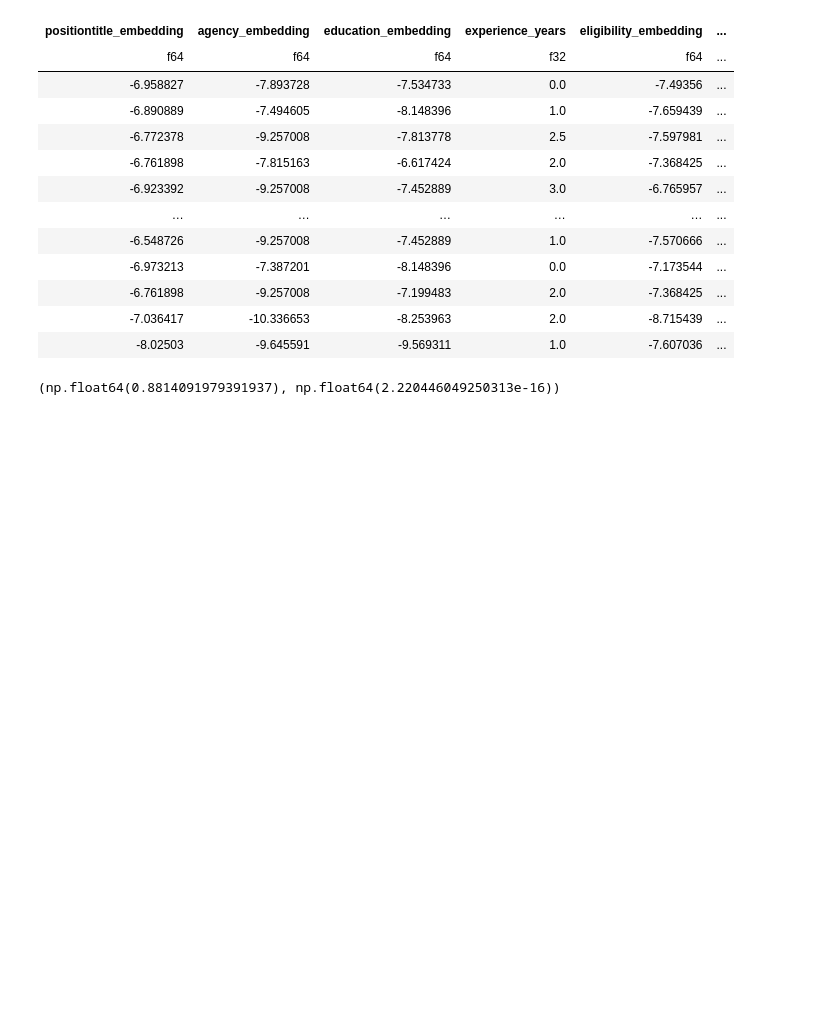
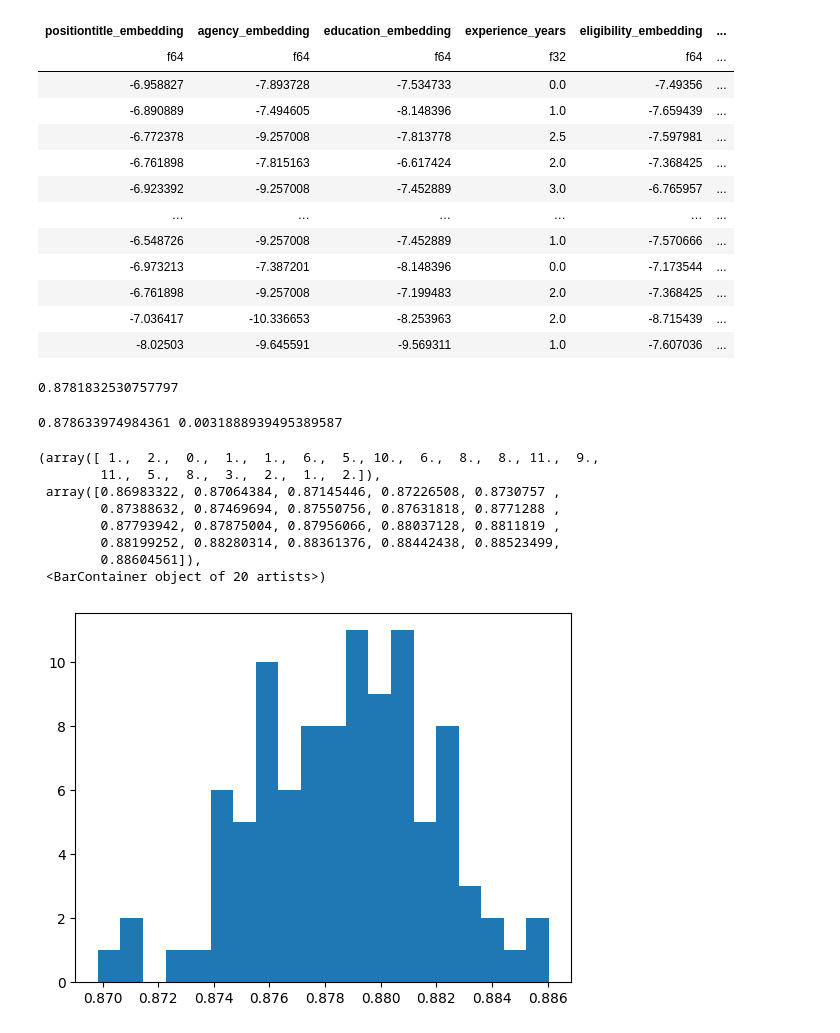
Before and after one commit to iragca/ml-final-project, a Jupyter notebook: notebooks/3.2-iragca-trying-out-finetuning.ipynb, the cells around one changed output. Cells and saved outputs as stored; diff of their text form; code cells hidden in the pictures; blank space fills up the shorter version.

```diff
--- a/notebooks/3.2-iragca-trying-out-finetuning.ipynb
+++ b/notebooks/3.2-iragca-trying-out-finetuning.ipynb
@@ -167,19 +167,19 @@ shape: (109_525, 22)
 | 4286569 | "DEPARTMENT OF INFORMATION AND … | "NCR" | "Regional Office V - Technical … | "2025-01-15" | "2025-01-25" | "Information Technology Officer… | "19" | ... |
 | 4340306 | "MGO LA TRINIDAD (CAPITAL), BEN… | "CAR" | "Municipal Accounting Office" | "2025-02-17" | "2025-03-04" | "Administrative Assistant II (B… | "8" | ... |
 # %%
-step1 = test_data.filter(pl.col("MonthlySalary") > 100)
+# step1 = test_data.filter(pl.col("MonthlySalary") > 100)
 
-q1 = step1["MonthlySalary"].quantile(0.25)
-q3 = step1["MonthlySalary"].quantile(0.75)
-iqr = q3 - q1
+# q1 = step1["MonthlySalary"].quantile(0.25)
+# q3 = step1["MonthlySalary"].quantile(0.75)
+# iqr = q3 - q1
 
-step2 = step1.filter(
-        (pl.col("MonthlySalary") >= q1 - 1.5 * iqr)
-        & (pl.col("MonthlySalary") <= q3 + 1.5 * iqr)
-    )
+# step2 = step1.filter(
+#         (pl.col("MonthlySalary") >= q1 - 1.5 * iqr)
+#         & (pl.col("MonthlySalary") <= q3 + 1.5 * iqr)
+#     )
 
-processed_df_2 = step2
-
+# processed_df_2 = step2
+processed_df_2 = pl.read_parquet(PROCESSED_DATA_DIR / "CivilServiceCommission" / "civilservicecommission-embedded-training-data-(finetuned-position).parquet")
 train_data = processed_df_2.select(
     [
         pl.col("positiontitle_embedding"),
@@ -210,12 +210,15 @@ shape: (98_368, 6)
 # %%
 processed_df_2.write_parquet(PROCESSED_DATA_DIR / "CivilServiceCommission" / "civilservicecommission-embedded-training-data-(finetuned-position).parquet")
 # %%
+from sklearn.model_selection import train_test_split
+from sklearn.neighbors import KNeighborsRegressor
+
 X = train_data.drop("MonthlySalary").to_numpy()
 y = train_data.select("MonthlySalary").to_numpy()
 
 X_train, X_test, y_train, y_test = train_test_split(X, y, test_size=0.2)
 
-from sklearn.neighbors import KNeighborsRegressor
+
 best_knn_model = KNeighborsRegressor(metric="manhattan", n_neighbors=11)
 best_knn_model.fit(X_train, y_train)
 
@@ -224,20 +227,33 @@ best_preds = best_knn_model.predict(X_test)
 # print_results(y_test, best_preds, "Best KNN Model (Just Right)")
 # print_results(y_test, overfitting_model.predict(X_test), "Overfitting KNN Model")
 best_knn_model.score(X_test, y_test)
+# %% [output]
+0.8781832530757797
 # %%
+from tqdm import tqdm
+import numpy as np
+import matplotlib.pyplot as plt
+
 results = []
 
+test_model = KNeighborsRegressor(metric="manhattan", n_neighbors=11)
 
-for i in range(0, 100):
-    score = best_knn_model.score(X_test, y_test)
+for i in tqdm(range(0, 100)):
+    X_train, X_test, y_train, y_test = train_test_split(X, y, test_size=0.2)
+    test_model.fit(X_train, y_train)
+    score = test_model.score(X_test, y_test)
     results.append(score)
+
+print(np.mean(results), np.std(results))
+plt.hist(results, bins=20)
+# %% [output]
+0.878633974984361 0.0031888939495389587
+(array([ 1.,  2.,  0.,  1.,  1.,  6.,  5., 10.,  6.,  8.,  8., 11.,  9.,
+        11.,  5.,  8.,  3.,  2.,  1.,  2.]),
+ array([0.86983322, 0.87064384, 0.87145446, 0.87226508, 0.8730757 ,
+        0.87388632, 0.87469694, 0.87550756, 0.87631818, 0.8771288 ,
+        0.87793942, 0.87875004, 0.87956066, 0.88037128, 0.8811819 ,
+        0.88199252, 0.88280314, 0.88361376, 0.88442438, 0.88523499,
+        0.88604561]),
+ <BarContainer object of 20 artists>)
+[figure, added]
-# %%
-import numpy as np
-import matplotlib.pyplot as plt
-
-np.mean(results), np.std(results)
-
-
-# plt.hist(results, bins=20)
-# %% [output]
-(np.float64(0.8814091979391937), np.float64(2.220446049250313e-16))
```
Also changed, not shown: parts of 2 cells of this notebook.
